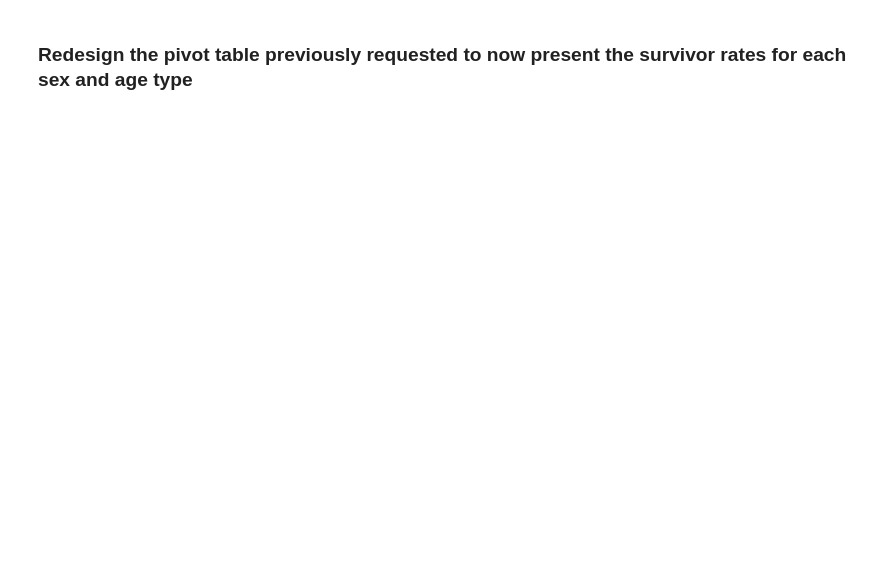
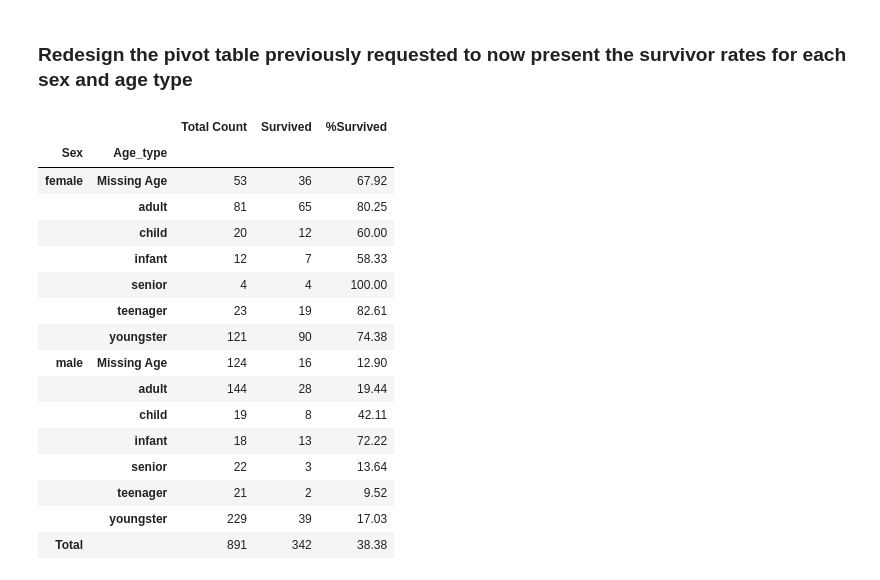
Before and after one commit to mcuninka/UNIC-Data_Programming, a Jupyter notebook: Homeworks/homework5-Maros_Cuninka.ipynb, the cells around one changed output. Saved outputs shown, nothing was run; the diff lists cells and outputs as text; code cells hidden in the pictures; blank space fills up the shorter version.

```diff
--- a/Homeworks/homework5-Maros_Cuninka.ipynb
+++ b/Homeworks/homework5-Maros_Cuninka.ipynb
@@ -304,0 +265,24 @@ df_survived
+# %%
+# your code goes here
+table = pd.pivot_table(df, index=['Sex', 'Age_type'], values='Survived', aggfunc=['count', lambda x: (x == 1).sum(), 'mean'], margins=True, margins_name='Total')
+table.columns = ['Total Count', 'Survived','%Survived']
+table['%Survived'] = (table['%Survived'] * 100).round(2)
+table
+# %% [output]
+|  |  | Total Count | Survived | %Survived |
+| Sex | Age_type |  |  |  |
+| female | Missing Age | 53 | 36 | 67.92 |
+|  | adult | 81 | 65 | 80.25 |
+|  | child | 20 | 12 | 60.00 |
+|  | infant | 12 | 7 | 58.33 |
+|  | senior | 4 | 4 | 100.00 |
+|  | teenager | 23 | 19 | 82.61 |
+|  | youngster | 121 | 90 | 74.38 |
+| male | Missing Age | 124 | 16 | 12.90 |
+|  | adult | 144 | 28 | 19.44 |
+|  | child | 19 | 8 | 42.11 |
+|  | infant | 18 | 13 | 72.22 |
+|  | senior | 22 | 3 | 13.64 |
+|  | teenager | 21 | 2 | 9.52 |
+|  | youngster | 229 | 39 | 17.03 |
+| Total |  | 891 | 342 | 38.38 |
```
Also changed, not shown: parts of 26 cells of this notebook.
